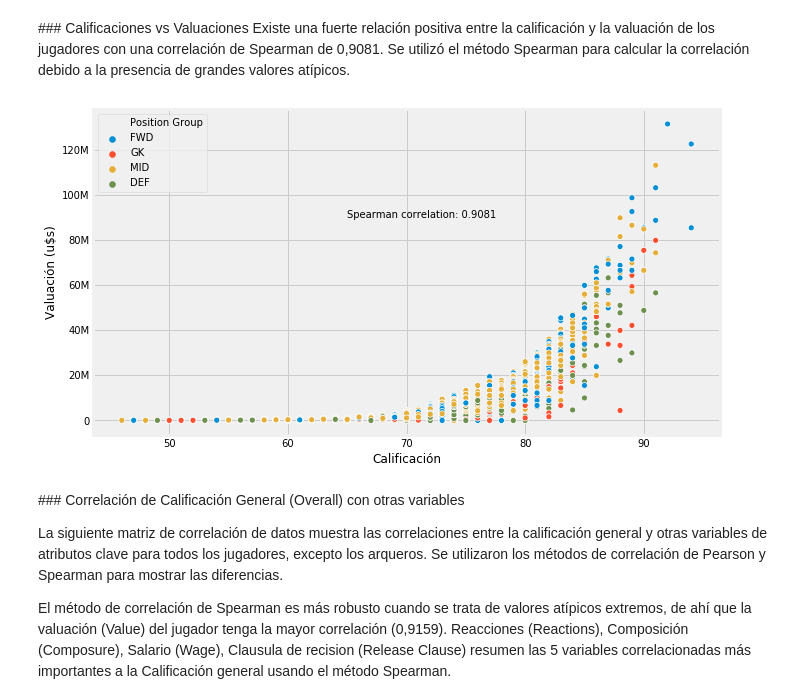
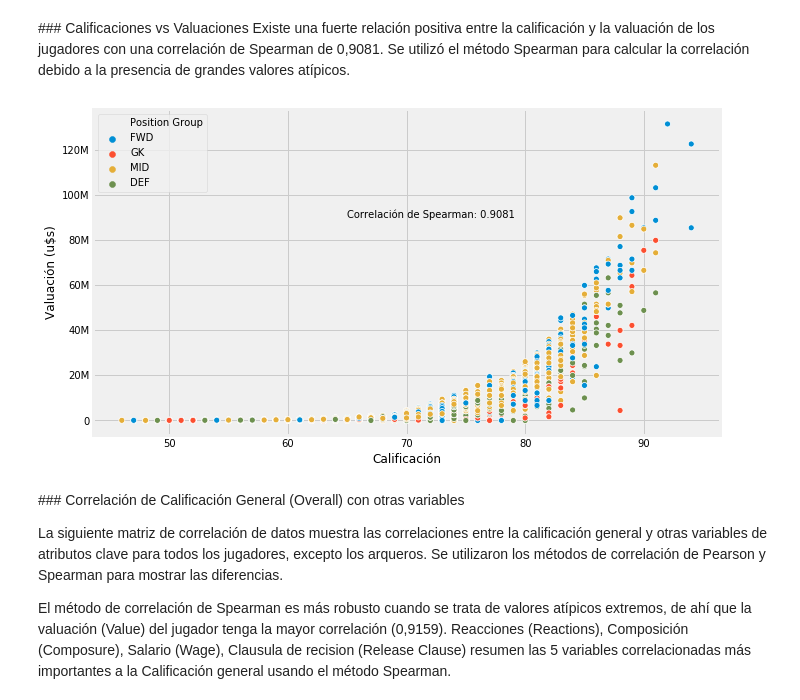
Before and after one commit to raulcarlomagno/dmuba-especializacion-futbol, a Jupyter notebook: main.ipynb, the cells around one changed output. Saved outputs shown, nothing was run; the diff lists cells and outputs as text; code cells hidden in the pictures.

```diff
--- a/main.ipynb
+++ b/main.ipynb
@@ -449,18 +469,18 @@ Existe una fuerte relación positiva entre la calificación y la valuación de l
 # %%
 correlation = df[['Value', 'Overall']].corr(method='spearman').iloc[0,1]
 
 f, ax = plt.subplots(figsize=(10, 6))
 
-ax.annotate('Spearman correlation: {:.4f}'.format(correlation), (65, 90000000))
+ax.annotate('Correlación de Spearman: {:.4f}'.format(correlation), (65, 90000000))
 
 sns.scatterplot(x="Overall", y="Value", data=df, hue="Position Group")
 
 ax.set_xlabel('Calificación')
 ax.set_ylabel('Valuación (u$s)')
 
 ax.yaxis.set_major_formatter(ticker.FuncFormatter(reformat_large_tick_values));
 # %% [output]
-[figure, old version]
+[figure, new version]
 # %% [markdown]
 ### Correlación de Calificación General (Overall) con otras variables
 
```
Also changed, not shown: parts of 2 cells of this notebook.
